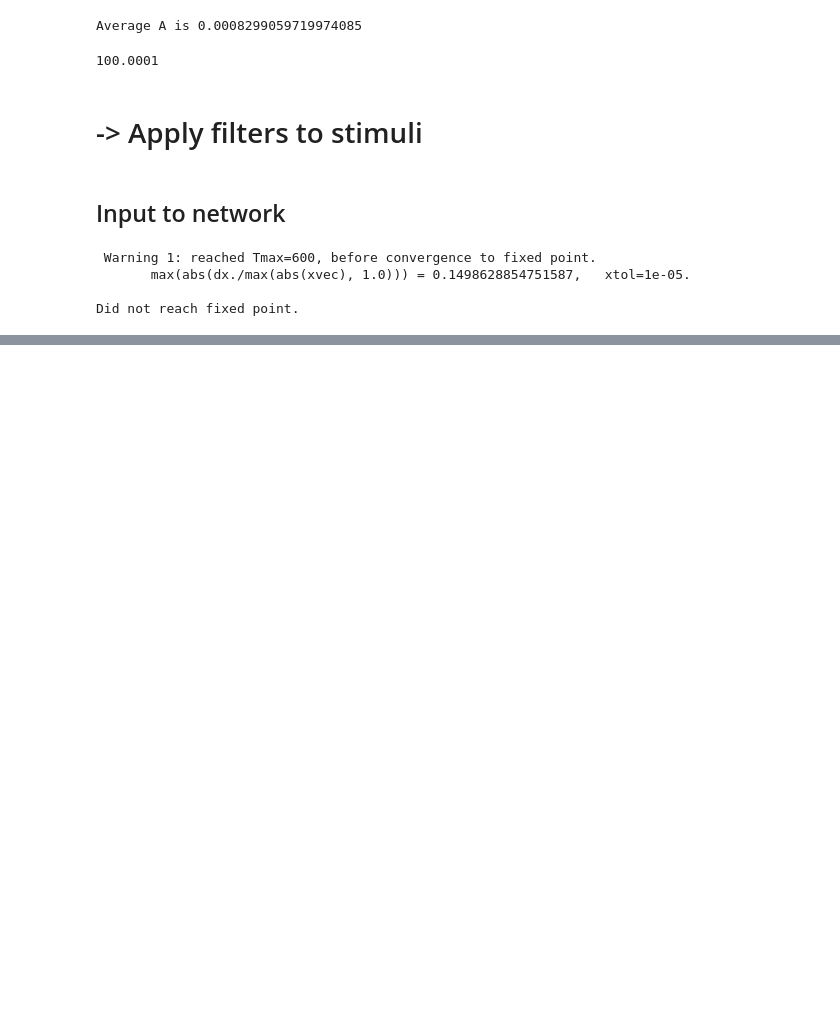
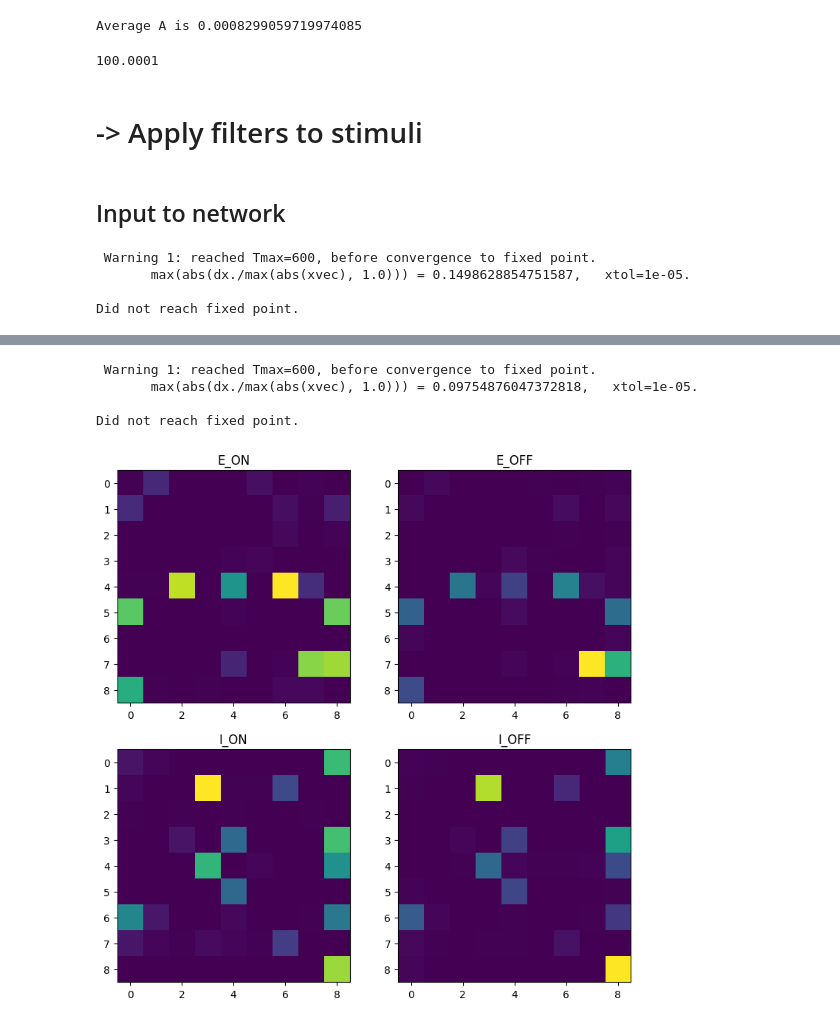
Before and after one commit to clarapecci/SSN_VPL, a Jupyter notebook: 2D SSN simulation.ipynb, the cells around one changed output, grey strips where cells are left out. Cells and saved outputs as stored; diff of their text form; code cells hidden in the pictures; blank space fills up the shorter version.

```diff
--- a/2D SSN simulation.ipynb
+++ b/2D SSN simulation.ipynb
@@ -210,2 +215,8 @@ Did not reach fixed point.
 # %%
-r2=response_plots(SSN_filters=SSN_filters, Tmax=800, A=A, ori=10)
+r2=response_plots(SSN_filters=SSN_filters, grating_pars=grating_pars, Tmax=800, A=A, ori=10)
+# %% [output]
+ Warning 1: reached Tmax=600, before convergence to fixed point.
+       max(abs(dx./max(abs(xvec), 1.0))) = 0.09754876047372818,   xtol=1e-05.
+
+Did not reach fixed point.
+[figure, added]
```
Also changed, not shown: parts of 4 cells of this notebook.
